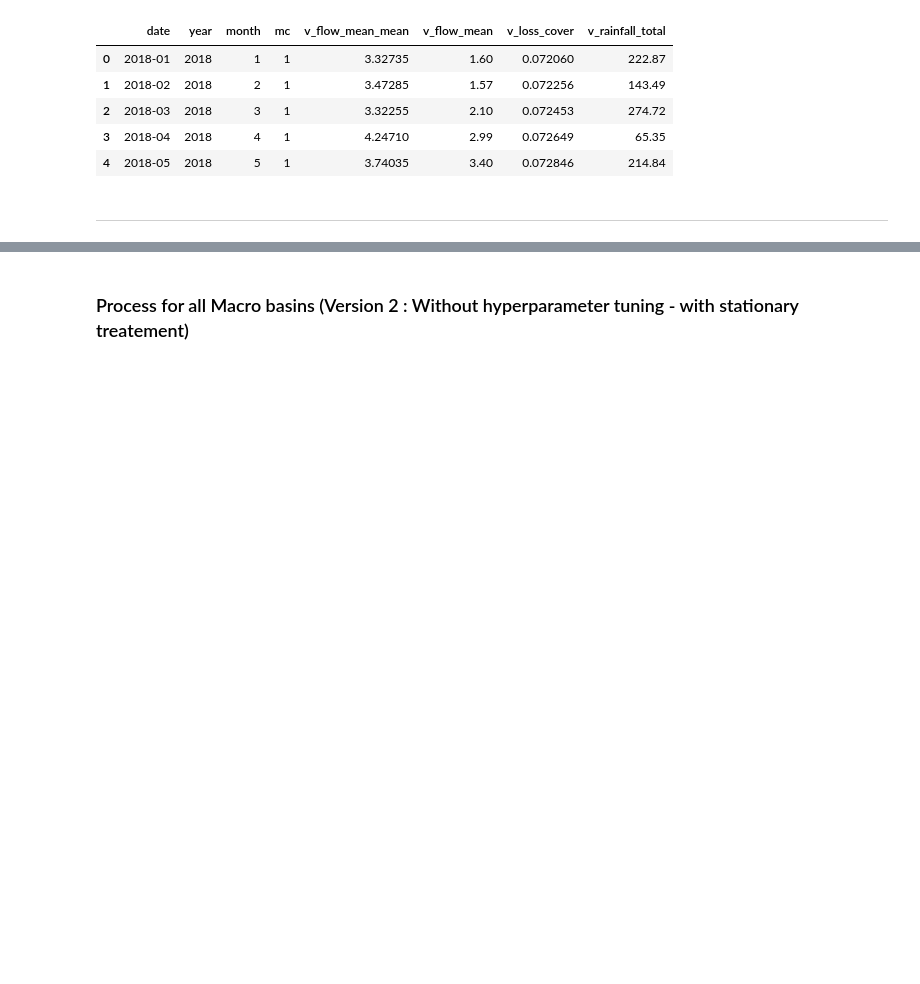
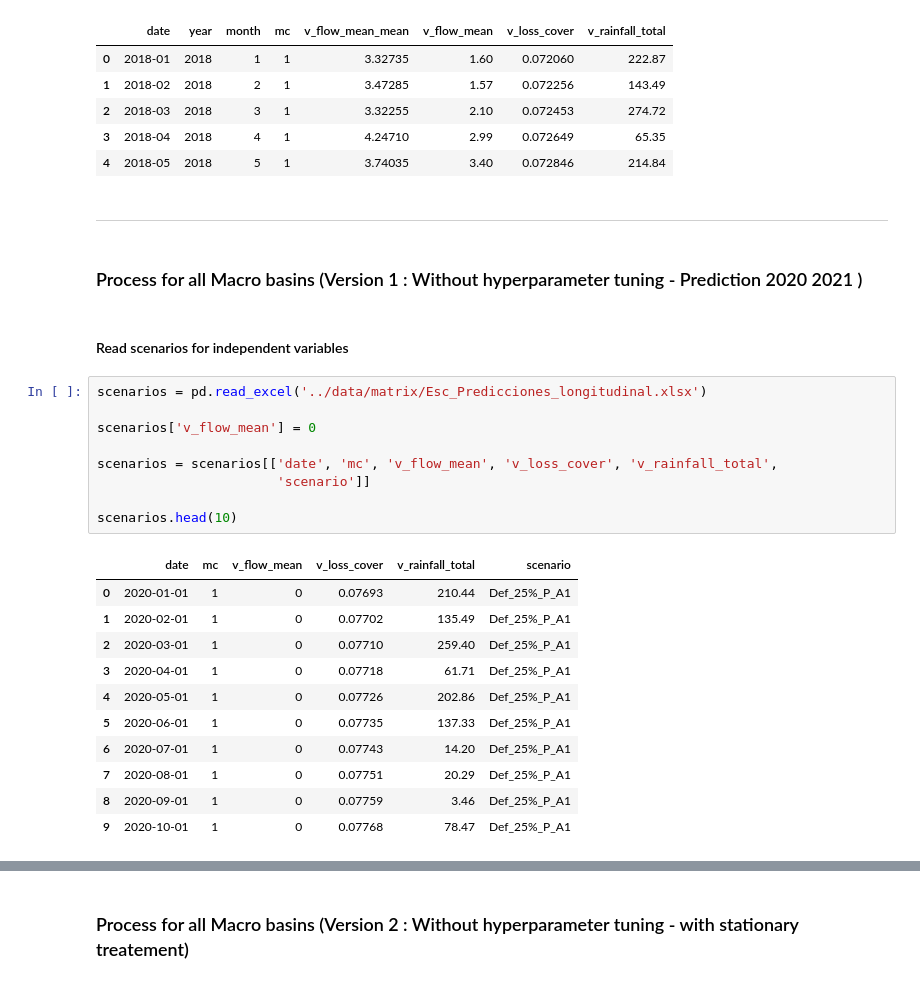
Before and after one commit to dechontaduro/DS4All_2020_Team28_Project, a Jupyter notebook: model/Multivariate_time_series_Random_Forest.ipynb, the cells around one changed output, grey strips where cells are left out. Drawn from its saved outputs; the diff is of its cells as text; blank space fills up the shorter version.

Commit message:
Consolidacion forecast version 2

```diff
--- a/model/Multivariate_time_series_Random_Forest.ipynb
+++ b/model/Multivariate_time_series_Random_Forest.ipynb
@@ -247,3 +247,28 @@ RFR_prediction.head()
 | 4 | 2018-05 | 2018 | 5 | 1 | 3.74035 | 3.40 | 0.072846 | 214.84 |
 # %% [markdown]
 ---------------------------
+# %% [markdown]
+### Process for all Macro basins (Version 1 : Without hyperparameter tuning - Prediction 2020 2021 )
+# %% [markdown]
+#### Read scenarios for independent variables
+# %%
+scenarios = pd.read_excel('../data/matrix/Esc_Predicciones_longitudinal.xlsx')
+
+scenarios['v_flow_mean'] = 0
+
+scenarios = scenarios[['date', 'mc', 'v_flow_mean', 'v_loss_cover', 'v_rainfall_total',
+                       'scenario']]
+
+scenarios.head(10)
+# %% [output]
+|  | date | mc | v_flow_mean | v_loss_cover | v_rainfall_total | scenario |
+| 0 | 2020-01-01 | 1 | 0 | 0.07693 | 210.44 | Def_25%_P_A1 |
+| 1 | 2020-02-01 | 1 | 0 | 0.07702 | 135.49 | Def_25%_P_A1 |
+| 2 | 2020-03-01 | 1 | 0 | 0.07710 | 259.40 | Def_25%_P_A1 |
+| 3 | 2020-04-01 | 1 | 0 | 0.07718 | 61.71 | Def_25%_P_A1 |
+| 4 | 2020-05-01 | 1 | 0 | 0.07726 | 202.86 | Def_25%_P_A1 |
+| 5 | 2020-06-01 | 1 | 0 | 0.07735 | 137.33 | Def_25%_P_A1 |
+| 6 | 2020-07-01 | 1 | 0 | 0.07743 | 14.20 | Def_25%_P_A1 |
+| 7 | 2020-08-01 | 1 | 0 | 0.07751 | 20.29 | Def_25%_P_A1 |
+| 8 | 2020-09-01 | 1 | 0 | 0.07759 | 3.46 | Def_25%_P_A1 |
+| 9 | 2020-10-01 | 1 | 0 | 0.07768 | 78.47 | Def_25%_P_A1 |
```
Also changed, not shown: parts of 8 cells of this notebook, 3 other files.
